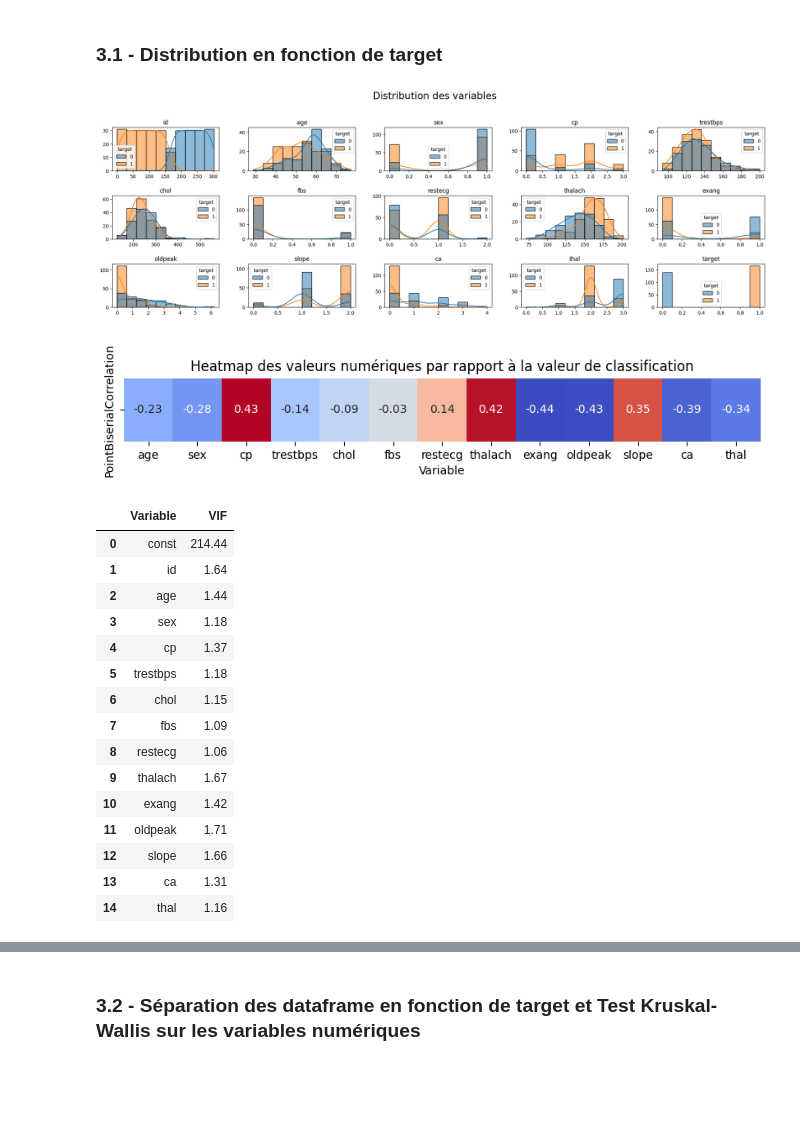
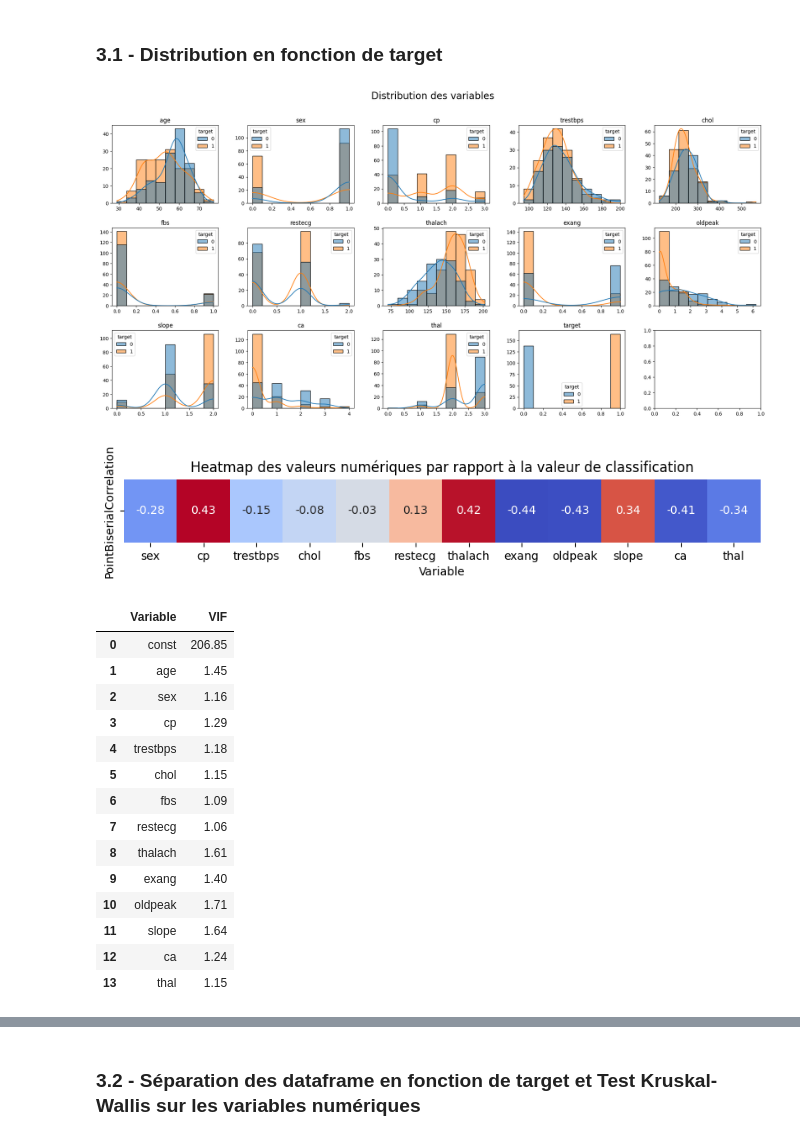
Before and after one commit to Dim2960/semiology_AI, a Jupyter notebook: cardiaque_folder/Maladies_Cardiaques.ipynb, the cells around one changed output, grey strips where cells are left out. Cells and saved outputs as stored; diff of their text form; code cells hidden in the pictures; blank space fills up the shorter version.

```diff
--- a/cardiaque_folder/Maladies_Cardiaques.ipynb
+++ b/cardiaque_folder/Maladies_Cardiaques.ipynb
@@ -0,0 +16,4 @@
+# %%
+url = "https://raw.githubusercontent.com/MaskiVal/DataSets/main/heartDisease.csv"
+df = pd.read_csv(url)
+df
@@ -9,7 +36,8 @@ pd.set_option("display.max_columns", None)
 # %%
-df = pd.read_csv("Maladies_Cardiaques.csv", sep = ",")
-df.drop(columns=['Unnamed: 0'], inplace=True)
-df = df.reset_index().rename(columns={'index': 'id'})
+# df.to_csv("Maladies_Cardiaques.csv")
+# df = pd.read_csv("Maladies_Cardiaques.csv", sep = ",")
+# df.drop(columns=['Unnamed: 0'], inplace=True)
+# df = df.reset_index().rename(columns={'index': 'id'})
 # %%
 display(df.head())
 display(df.shape)
@@ -267,3 +213,5 @@ df[df.duplicated(keep=False)]
+# %%
+df.drop_duplicates(inplace=True)
 # %% [markdown]
 ### 2.3 - Traitement des valeurs abérantes
 # %%
@@ -289,22 +234,19 @@ plt.show()
 # %% [markdown]
 ### 3.1 - Distribution en fonction de target
 # %%
-import matplotlib.pyplot as plt
-import seaborn as sns
-
-fig, axes = plt.subplots(3, 5, figsize=(20, 7))
+fig, axes = plt.subplots(3, 5, figsize=(20, 10))
 fig.suptitle('Distribution des variables', fontsize=20)
 fig.tight_layout(pad=3.0)
 
 for i, col in enumerate(df[1:]):
     sns.histplot(df, x=col, hue='target', bins='sturges', kde=True, ax=axes[i//5, i%5])
     axes[i//5, i%5].set_title(col)
     axes[i//5, i%5].set_xlabel('')
     axes[i//5, i%5].set_ylabel('')
 
 plt.show()
 # %% [output]
-[figure, old version]
+[figure, new version]
 # %%
 from scipy.stats import kruskal, pointbiserialr
 continuous_cols = df.iloc[:,1:-1]
@@ -323,7 +265,7 @@ sns.heatmap(corr_df.T, annot=True, cmap='coolwarm', cbar=False, fmt=".2f")
 plt.title('Heatmap des valeurs numériques par rapport à la valeur de classification')
 plt.show()
 # %% [output]
-[figure, old version]
+[figure, new version]
 # %%
 from statsmodels.stats.outliers_influence import variance_inflation_factor
 from statsmodels.tools.tools import add_constant
@@ -339,20 +281,19 @@ vif_data["VIF"] = [variance_inflation_factor(X_vif.values, i) for i in range(X_v
 vif_data
 # %% [output]
 |  | Variable | VIF |
-| 0 | const | 214.44 |
-| 1 | id | 1.64 |
-| 2 | age | 1.44 |
-| 3 | sex | 1.18 |
-| 4 | cp | 1.37 |
-| 5 | trestbps | 1.18 |
-| 6 | chol | 1.15 |
-| 7 | fbs | 1.09 |
-| 8 | restecg | 1.06 |
-| 9 | thalach | 1.67 |
-| 10 | exang | 1.42 |
-| 11 | oldpeak | 1.71 |
-| 12 | slope | 1.66 |
-| 13 | ca | 1.31 |
-| 14 | thal | 1.16 |
+| 0 | const | 206.85 |
+| 1 | age | 1.45 |
+| 2 | sex | 1.16 |
+| 3 | cp | 1.29 |
+| 4 | trestbps | 1.18 |
+| 5 | chol | 1.15 |
+| 6 | fbs | 1.09 |
+| 7 | restecg | 1.06 |
+| 8 | thalach | 1.61 |
+| 9 | exang | 1.40 |
+| 10 | oldpeak | 1.71 |
+| 11 | slope | 1.64 |
+| 12 | ca | 1.24 |
+| 13 | thal | 1.15 |
 # %%
 ''' Il n'y a pas de multicolinéarité entre les variables'''
```
Also changed, not shown: parts of 45 cells of this notebook.
